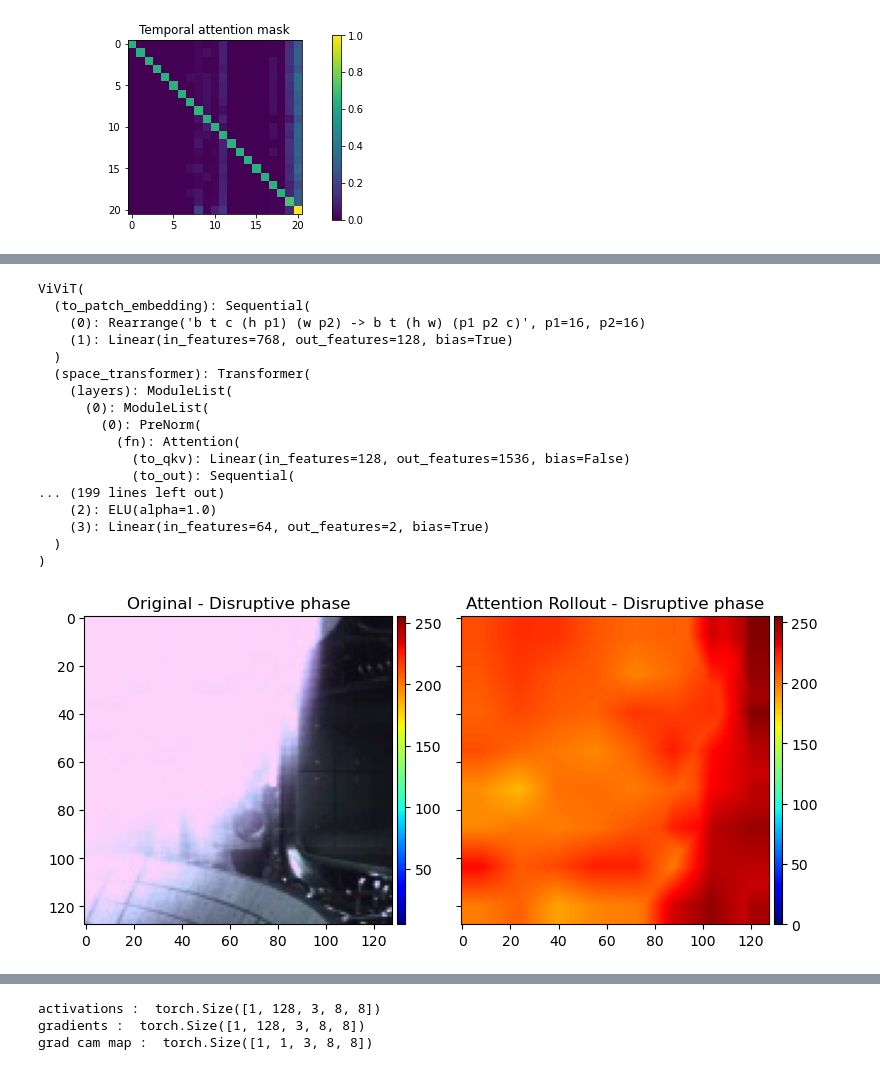
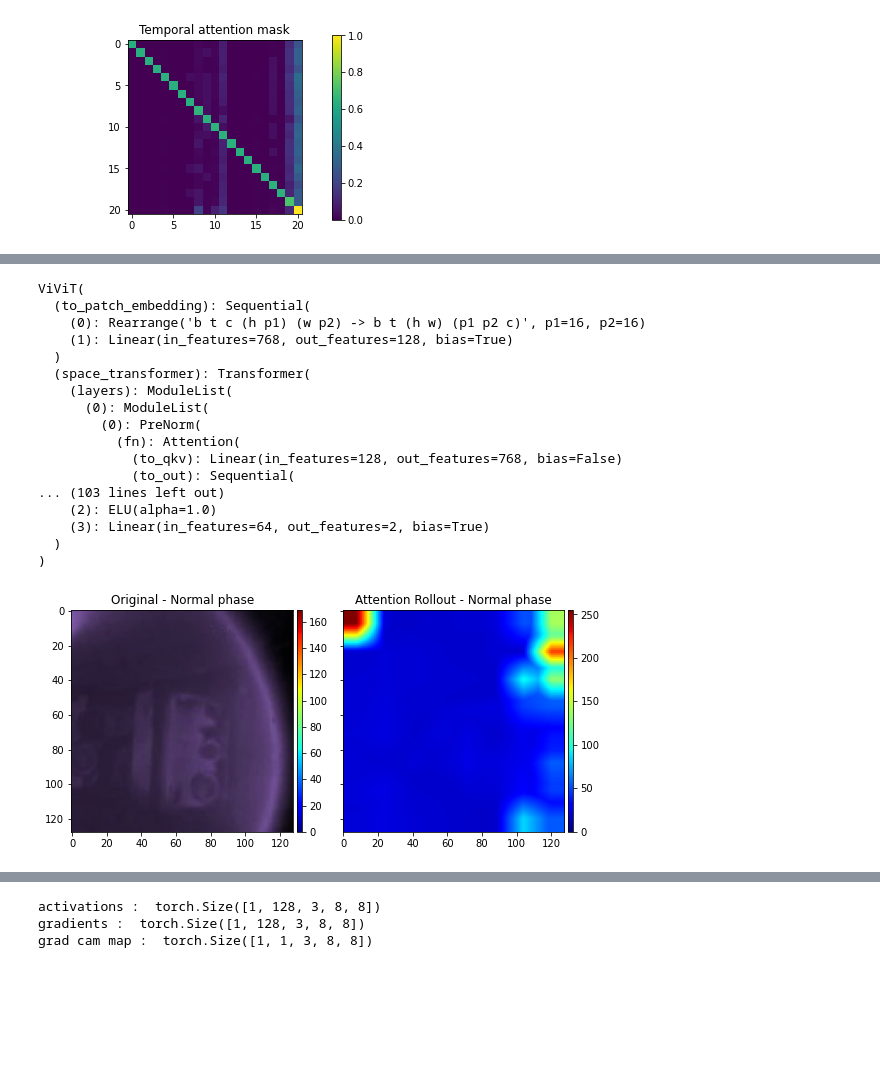
Before and after one commit to ZINZINBIN/Disruption-Prediciton-based-on-Multimodal-Deep-Learning, a Jupyter notebook: analysis/analysis_explainable_AI.ipynb, the cells around one changed output, grey strips where cells are left out. Drawn from its saved outputs; the diff is of its cells as text; code cells hidden in the pictures; blank space fills up the shorter version.

```diff
--- a/analysis/analysis_explainable_AI.ipynb
+++ b/analysis/analysis_explainable_AI.ipynb
@@ -334,17 +346,30 @@ att_mask = rollout_model(sample_data)
 # %%
+import cv2
+import matplotlib.pyplot as plt
+
 sample_data, sample_label = next(iter(train_loader))
 sample_data = sample_data.to(device)
 
 rollout_model = ViViTAttentionRollout(model)
 att_mask = rollout_model(sample_data)
 
+att_heatmap = cv2.applyColorMap(np.uint8(255 * att_mask), cv2.COLORMAP_JET)
+att_result = att_heatmap / np.max(att_heatmap)
+att_result = np.uint8(255 * att_result)
+
 shot = sample_data.cpu().numpy()[0][:,-1,:,:]
 shot = np.transpose(shot, (1,2,0))
+shot += np.array([90, 98, 102])
+shot = np.uint8(shot)
+
+img = sample_data[:,:,-2,:,:].cpu().squeeze().permute(1,2,0).numpy()
+img += np.array([90, 98, 102])
+img = np.uint8(img)
 
 att_map = cv2.resize(att_mask[-1], (128,128))
 fig, (ax1, ax2) = plt.subplots(ncols=2, figsize=(16, 16))
 ax1.set_title('Original')
 ax2.set_title('Attention Map Last Layer')
-_ = ax1.imshow(shot)
-_ = ax2.imshow(att_map)
+_ = ax1.imshow(shot, cmap = plt.cm.get_cmap('jet'))
+_ = ax2.imshow(att_result, cmap = plt.cm.get_cmap('jet'))
 # %% [output]
@@ -470,7 +494,7 @@ import pandas as pd
 import numpy as np
 from torch.utils.data import DataLoader
 from src.utils.utility import preparing_video_dataset
-from src.dataset import DatasetForVideo2
+from src.dataset import DatasetForVideo
 from src.models.ViViT import ViViT
 from typing import List, Literal
 from einops import rearrange, repeat
@@ -506,7 +530,6 @@ def rollout(attentions : List[torch.Tensor], discard_ratio : float, head_fusion
 
     mask = result[:,0,1:]
     width = int(mask.size()[-1] ** 0.5)
-    # mask = mask.sum(0, keepdim=True).view(1,1,width,width)
 
     mask = mask.reshape(result.size()[0], 1, width, width)
     mask_interp = np.zeros((result.size()[0], 1, 128, 128))
@@ -556,22 +579,22 @@ model = ViViT(
     n_classes = 2,
     n_frames = 21,
     dim = 128,
-    depth = 4,
-    n_heads = 8,
+    depth = 2,
+    n_heads = 4,
     pool = "mean",
     in_channels = 3,
     d_head = 64,
-    dropout = 0.25,
-    embedd_dropout=0.25,
-    scale_dim = 4
+    dropout = 0.1,
+    embedd_dropout=0.1,
+    scale_dim = 8
 )
 
-save_best_dir = "./weights/ViViT_clip_21_dist_3_Focal_RS_RW_best.pt"
-model.load_state_dict(torch.load(save_best_dir))
+save_best_dir = "./weights/ViViT-exp_clip_21_dist_3_Focal_RS_DRW_seed_42_best.pt"
+model.load_state_dict(torch.load(save_best_dir, map_location=torch.device('cpu')))
 
 root_dir = "./dataset/temp"
 shot_train, shot_valid, shot_test = preparing_video_dataset(root_dir)
 df_disrupt = pd.read_csv("./dataset/KSTAR_Disruption_Shot_List_extend.csv")
 
-train_data = DatasetForVideo2(shot_train, df_disrupt, augmentation = False, augmentation_args=None, crop_size = 128, seq_len = 21, dist = 3)
+train_data = DatasetForVideo(shot_train, df_disrupt, augmentation = False, augmentation_args=None, crop_size = 128, seq_len = 21, dist = 1)
 train_loader = DataLoader(train_data, batch_size = 1, num_workers = 1)
@@ -590,7 +678,7 @@ device = "cuda:0" if torch.cuda.is_available() else "cpu"
 model.to(device)
 
 for idx, (sample_data, sample_label) in enumerate(train_loader):
-    if sample_label == torch.Tensor([0]):
+    if sample_label == torch.Tensor([1]):
         break
 
 rollout_model = ViViTAttentionRollout(model,head_fusion = 'max', discard_ratio=0.25)
@@ -598,7 +686,7 @@ att_mask = rollout_model(sample_data.to(device))
 
 att_heatmap = cv2.applyColorMap(np.uint8(255 * att_mask), cv2.COLORMAP_JET)
 
-img = sample_data[:,:,-2,:,:].cpu().squeeze().permute(1,2,0).numpy()
+img = sample_data[:,:,-1,:,:].cpu().squeeze().permute(1,2,0).numpy()
 img += np.array([90, 98, 102])
 img = np.uint8(img)
 
@@ -620,33 +708,33 @@ def add_colorbar(mappable):
     last_axes = plt.gca()
     ax = mappable.axes
     fig = ax.figure
     divider = make_axes_locatable(ax)
     cax = divider.append_axes("right", size="2.5%", pad=0.05)
     cbar = fig.colorbar(mappable, cax=cax)
     plt.sca(last_axes)
     return cbar
 
 add_colorbar(im1)
 add_colorbar(im2)
 
 fig.tight_layout()
 model.cpu()
 # %% [output]
 ViViT(
   (to_patch_embedding): Sequential(
     (0): Rearrange('b t c (h p1) (w p2) -> b t (h w) (p1 p2 c)', p1=16, p2=16)
     (1): Linear(in_features=768, out_features=128, bias=True)
   )
   (space_transformer): Transformer(
     (layers): ModuleList(
       (0): ModuleList(
         (0): PreNorm(
           (fn): Attention(
-            (to_qkv): Linear(in_features=128, out_features=1536, bias=False)
+            (to_qkv): Linear(in_features=128, out_features=768, bias=False)
             (to_out): Sequential(
-... (199 lines left out)
+... (103 lines left out)
     (2): ELU(alpha=1.0)
     (3): Linear(in_features=64, out_features=2, bias=True)
   )
 )
-[figure, old version]
+[figure, new version]
```
Also changed, not shown: parts of 12 cells of this notebook, 8 other files.
